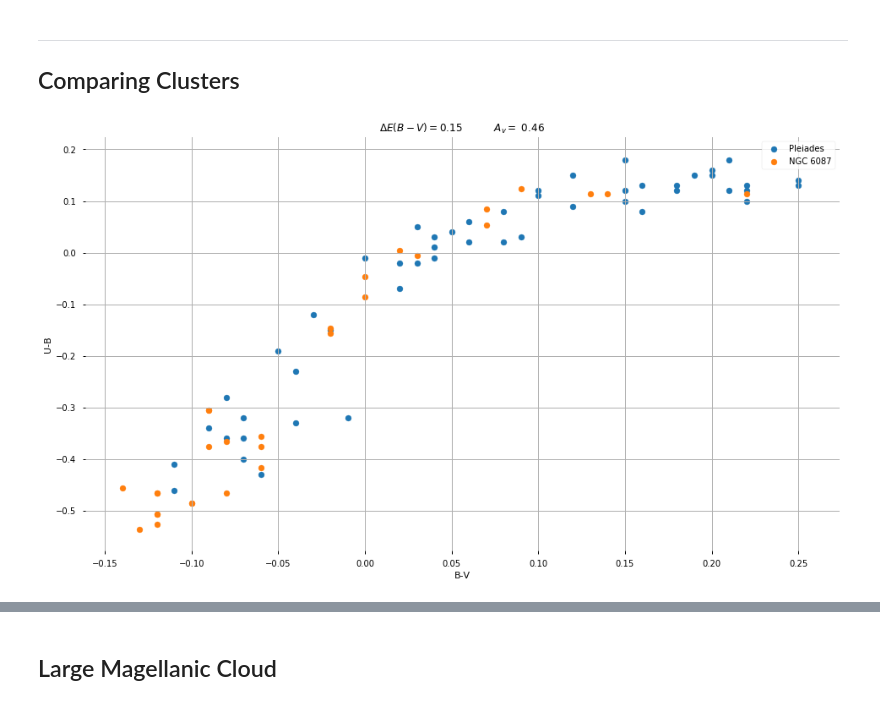
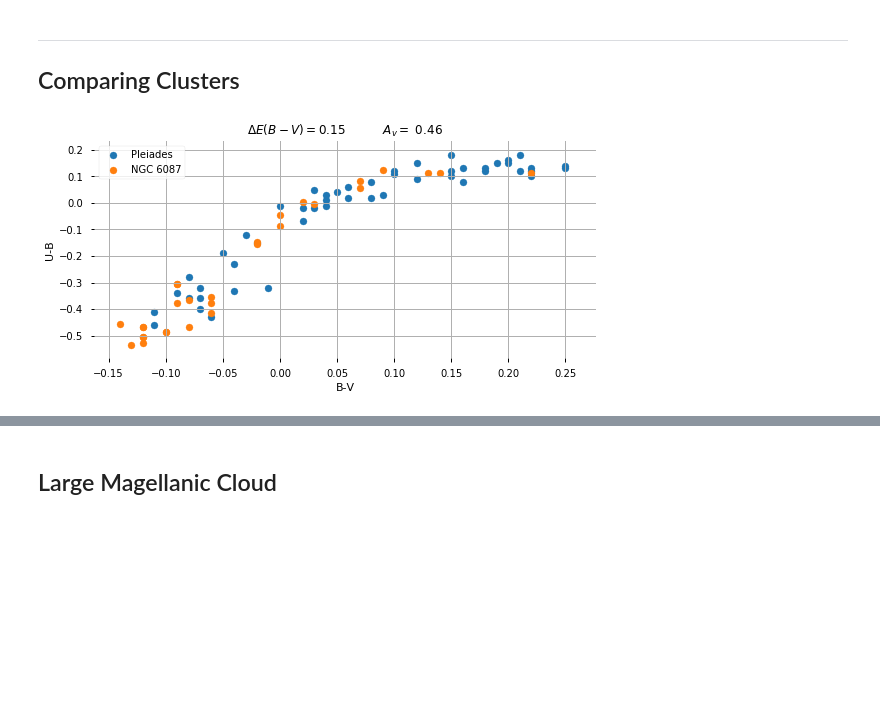
Before and after one commit to kaimibk/School, a Jupyter notebook: ASTR_423/A8/A8.ipynb, the cells around one changed output, grey strips where cells are left out. Saved outputs shown, nothing was run; the diff lists cells and outputs as text; code cells hidden in the pictures; blank space fills up the shorter version.

```diff
--- a/ASTR_423/A8/A8.ipynb
+++ b/ASTR_423/A8/A8.ipynb
@@ -22,28 +22,28 @@ Pleiades_df = pd.read_csv("aux/cluple.dat", header=2,
 NGC_6087_df = pd.read_csv("aux/clu6087.dat", header=2,
                   sep='\s+')
 # %%
-fig = plt.figure(figsize=(16, 9))
+fig = plt.figure(figsize=(9, 4))
 ax = plt.gca()
 plt.grid()
 plt.box(False)
 
 ax.scatter(Pleiades_df['B-V'], Pleiades_df['U-B'], label='Pleiades')
 
 dE_BV = 0.15
 
 dE_UB = 0.84 * dE_BV
 NGC_BV = NGC_6087_df['B-V'] - dE_BV
 NGC_UB = NGC_6087_df['U-B'] - dE_UB
 Av = 3.1*dE_BV
 
 ax.scatter(NGC_BV, NGC_UB, label='NGC 6087')
 
 ax.set_xlabel(r"B-V")
 ax.set_ylabel(r"U-B")
 ax.set_title(f"$\Delta E (B-V) = ${dE_BV} \t $A_v =$ {(Av):.2f}")
 
 plt.legend(loc='best')
-plt.show()
+plt.savefig('out/c-c_compare.png', dpi=300, bbox_inches='tight')
 # %% [output]
-[figure, old version]
+[figure, new version]
 # %%
```
Also changed, not shown: parts of 9 cells of this notebook.
